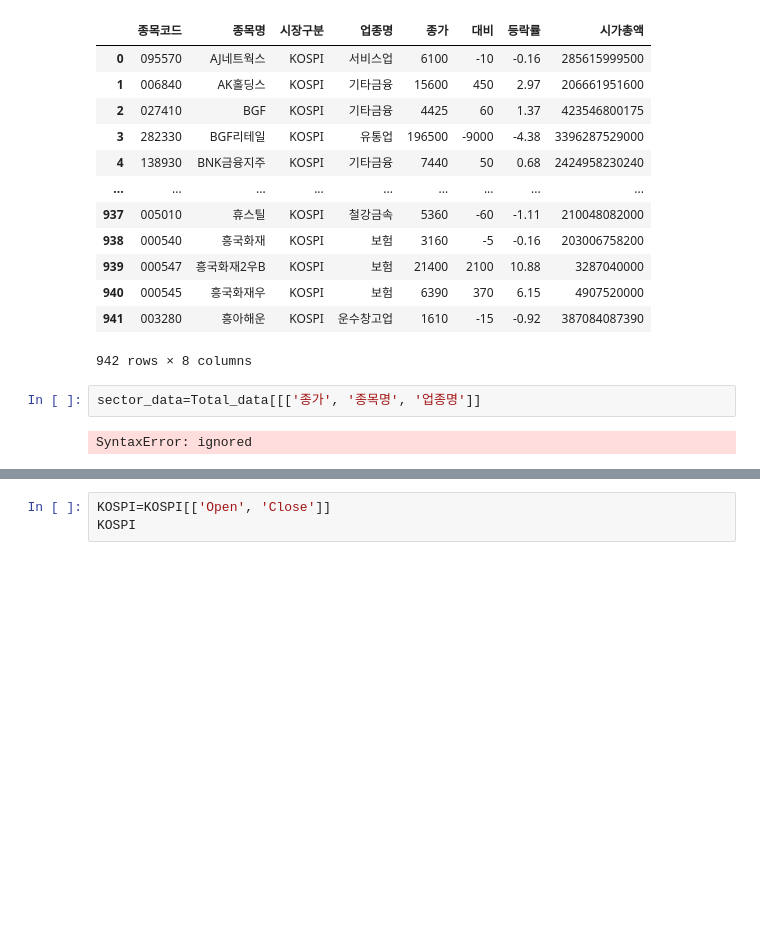
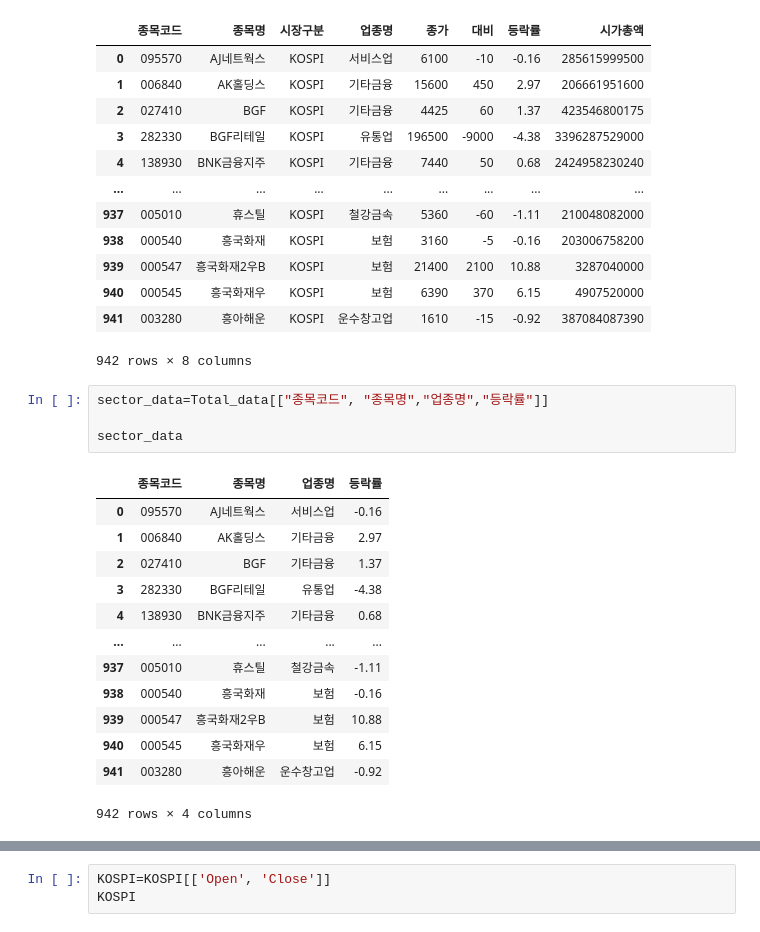
Before and after one commit to caumannerman/cg_project, a Jupyter notebook: Untitled0.ipynb, the cells around one changed output, grey strips where cells are left out. Drawn from its saved outputs; the diff is of its cells as text; blank space fills up the shorter version.

```diff
--- a/Untitled0.ipynb
+++ b/Untitled0.ipynb
@@ -108,6 +108,20 @@ Total_data
 | 941 | 003280 | 흥아해운 | KOSPI | 운수창고업 | 1610 | -15 | -0.92 | 387084087390 |
 942 rows × 8 columns
 # %%
-sector_data=Total_data[[['종가', '종목명', '업종명']]
+sector_data=Total_data[["종목코드", "종목명","업종명","등락률"]]
+
+sector_data
 # %% [output]
+|  | 종목코드 | 종목명 | 업종명 | 등락률 |
+| 0 | 095570 | AJ네트웍스 | 서비스업 | -0.16 |
+| 1 | 006840 | AK홀딩스 | 기타금융 | 2.97 |
+| 2 | 027410 | BGF | 기타금융 | 1.37 |
+| 3 | 282330 | BGF리테일 | 유통업 | -4.38 |
+| 4 | 138930 | BNK금융지주 | 기타금융 | 0.68 |
+| ... | ... | ... | ... | ... |
+| 937 | 005010 | 휴스틸 | 철강금속 | -1.11 |
+| 938 | 000540 | 흥국화재 | 보험 | -0.16 |
+| 939 | 000547 | 흥국화재2우B | 보험 | 10.88 |
+| 940 | 000545 | 흥국화재우 | 보험 | 6.15 |
+| 941 | 003280 | 흥아해운 | 운수창고업 | -0.92 |
-SyntaxError: ignored
+942 rows × 4 columns
```
Also changed, not shown: parts of 8 cells of this notebook.
